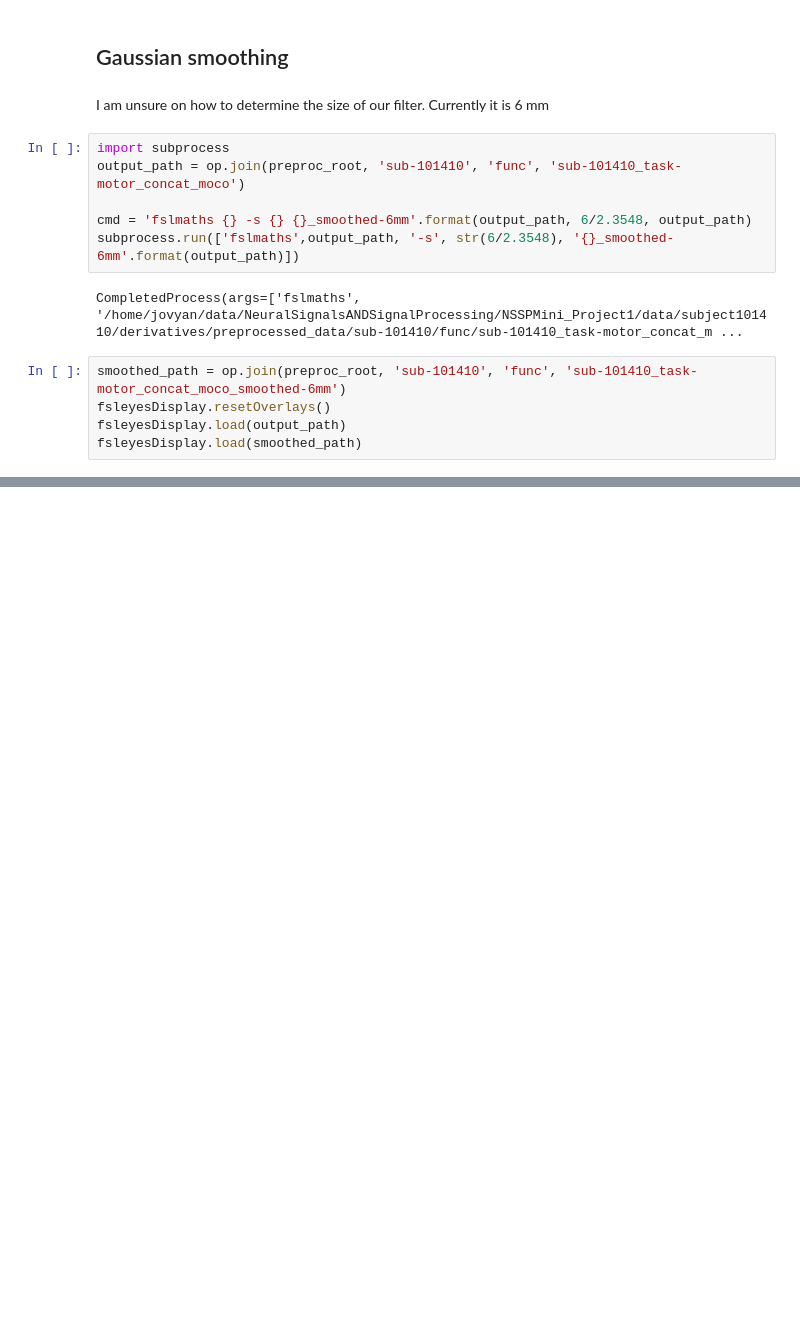
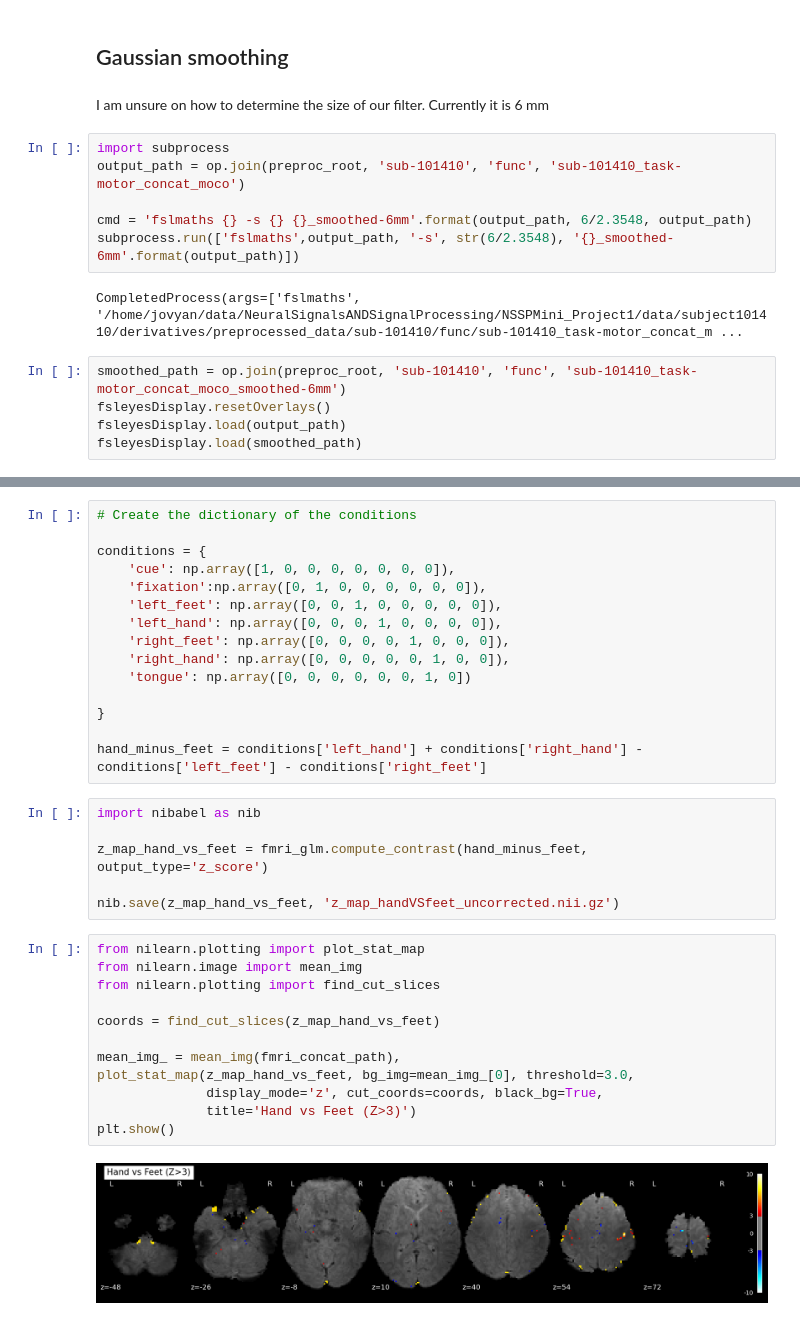
Before and after one commit to Rose-Kapps/NSSPMini_Project1, a Jupyter notebook: mini_project_1.ipynb, the cells around one changed output, grey strips where cells are left out. Saved outputs shown, nothing was run; the diff lists cells and outputs as text; blank space fills up the shorter version.

```diff
--- a/mini_project_1.ipynb
+++ b/mini_project_1.ipynb
@@ -615,0 +740,35 @@ fsleyesDisplay.load(smoothed_path)
+# %%
+# Create the dictionary of the conditions
+
+conditions = {
+    'cue': np.array([1, 0, 0, 0, 0, 0, 0, 0]),
+    'fixation':np.array([0, 1, 0, 0, 0, 0, 0, 0]),
+    'left_feet': np.array([0, 0, 1, 0, 0, 0, 0, 0]),
+    'left_hand': np.array([0, 0, 0, 1, 0, 0, 0, 0]),
+    'right_feet': np.array([0, 0, 0, 0, 1, 0, 0, 0]),
+    'right_hand': np.array([0, 0, 0, 0, 0, 1, 0, 0]),
+    'tongue': np.array([0, 0, 0, 0, 0, 0, 1, 0])
+
+}
+
+hand_minus_feet = conditions['left_hand'] + conditions['right_hand'] - conditions['left_feet'] - conditions['right_feet']
+# %%
+import nibabel as nib
+
+z_map_hand_vs_feet = fmri_glm.compute_contrast(hand_minus_feet, output_type='z_score')
+
+nib.save(z_map_hand_vs_feet, 'z_map_handVSfeet_uncorrected.nii.gz')
+# %%
+from nilearn.plotting import plot_stat_map
+from nilearn.image import mean_img
+from nilearn.plotting import find_cut_slices
+
+coords = find_cut_slices(z_map_hand_vs_feet)
+
+mean_img_ = mean_img(fmri_concat_path),
+plot_stat_map(z_map_hand_vs_feet, bg_img=mean_img_[0], threshold=3.0,
+              display_mode='z', cut_coords=coords, black_bg=True,
+              title='Hand vs Feet (Z>3)')
+plt.show()
+# %% [output]
+[figure, added]
```
Also changed, not shown: parts of 19 cells of this notebook, 1 other file.
